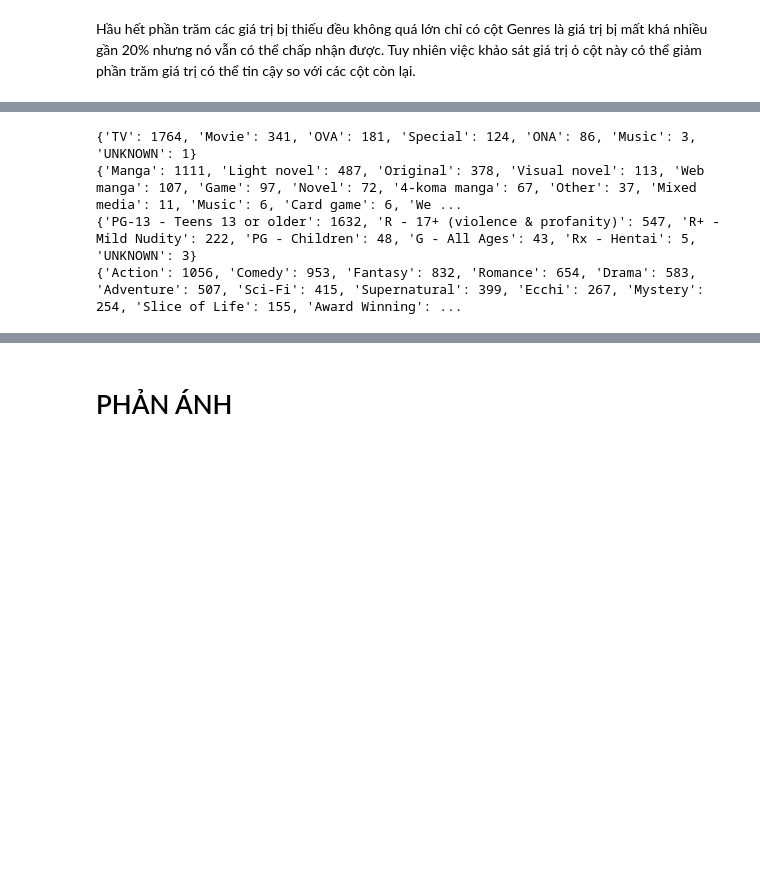
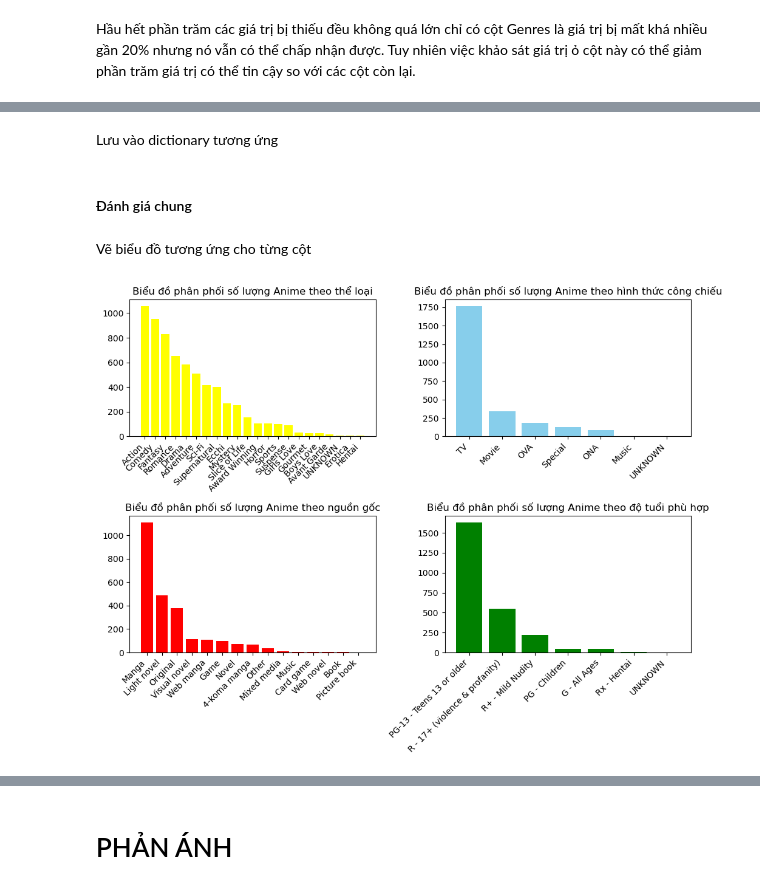
Before and after one commit to AnTuannn/FinalProject_LTKHDL_HKT, a Jupyter notebook: TraLoiCauHoi.ipynb, the cells around one changed output, grey strips where cells are left out. Drawn from its saved outputs; the diff is of its cells as text; code cells hidden in the pictures; blank space fills up the shorter version.

```diff
--- a/TraLoiCauHoi.ipynb
+++ b/TraLoiCauHoi.ipynb
@@ -137,16 +138,49 @@ single_cate_profile
 |  | Type | Source | Rating |
 | num_diff_vals | 7 | 15 | 7 |
 | distribution | {'TV': 1764, 'Movie': 341, 'OVA':... | {'Manga': 1111, 'Light novel': 48... | {'PG-13 - Teens 13 or older': 163... |
+# %% [markdown]
+Lưu vào dictionary tương ứng
 # %%
+genres_distribution = genres_distribution['Genres']
 type_distribution = single_cate_profile.iloc[1,0]
 source_distribution = single_cate_profile.iloc[1,1]
 rating_distribution = single_cate_profile.iloc[1,2]
-print(type_distribution)
-print(source_distribution)
-print(rating_distribution)
-print(genres_distribution)
-# %% [output]
-{'TV': 1764, 'Movie': 341, 'OVA': 181, 'Special': 124, 'ONA': 86, 'Music': 3, 'UNKNOWN': 1}
-{'Manga': 1111, 'Light novel': 487, 'Original': 378, 'Visual novel': 113, 'Web manga': 107, 'Game': 97, 'Novel': 72, '4-koma manga': 67, 'Other': 37, 'Mixed media': 11, 'Music': 6, 'Card game': 6, 'We ...
-{'PG-13 - Teens 13 or older': 1632, 'R - 17+ (violence & profanity)': 547, 'R+ - Mild Nudity': 222, 'PG - Children': 48, 'G - All Ages': 43, 'Rx - Hentai': 5, 'UNKNOWN': 3}
-{'Action': 1056, 'Comedy': 953, 'Fantasy': 832, 'Romance': 654, 'Drama': 583, 'Adventure': 507, 'Sci-Fi': 415, 'Supernatural': 399, 'Ecchi': 267, 'Mystery': 254, 'Slice of Life': 155, 'Award Winning': ...
+# %% [markdown]
+#### Đánh giá chung
+# %% [markdown]
+Vẽ biểu đồ tương ứng cho từng cột
+# %%
+
+# Tạo biểu đồ cột
+fig, axs = plt.subplots(2, 2, figsize=(10, 8))  # Kích thước 2x2
+
+# Biểu đồ cột 1
+axs[0, 0].bar(genres_distribution.keys(), genres_distribution.values(), color='yellow')
+axs[0, 0].set_title('Biểu đồ phân phối số lượng Anime theo thể loại')
+axs[0, 0].set_xticks(np.arange(len(genres_distribution.keys())))
+
+# Biểu đồ cột 2
+axs[0, 1].bar(type_distribution.keys(), type_distribution.values(), color='skyblue')
+axs[0, 1].set_title('Biểu đồ phân phối số lượng Anime theo hình thức công chiếu')
+axs[0, 1].set_xticks(np.arange(len(type_distribution.keys())))
+
+# Biểu đồ cột 3
+axs[1, 0].bar(source_distribution.keys(), source_distribution.values(), color='red')
+axs[1, 0].set_title('Biểu đồ phân phối số lượng Anime theo nguồn gốc')
+axs[1, 0].set_xticks(np.arange(len(source_distribution.keys())))
+
+# Biểu đồ cột 4
+axs[1, 1].bar(rating_distribution.keys(), rating_distribution.values(), color='green')
+axs[1, 1].set_title('Biểu đồ phân phối số lượng Anime theo độ tuổi phù hợp')
+axs[1, 1].set_xticks(np.arange(len(rating_distribution.keys())))
+
+# Quay nhãn của trục x để dễ nhìn
+for ax in axs.flat:
+    ax.set_xticklabels(ax.get_xticklabels(), rotation=45, ha="right")
+# Tinh chỉnh giao diện
+plt.tight_layout()
+
+# Hiển thị biểu đồ
+plt.show()
+# %% [output]
+[figure, added]
```
Also changed, not shown: parts of 49 cells of this notebook.
